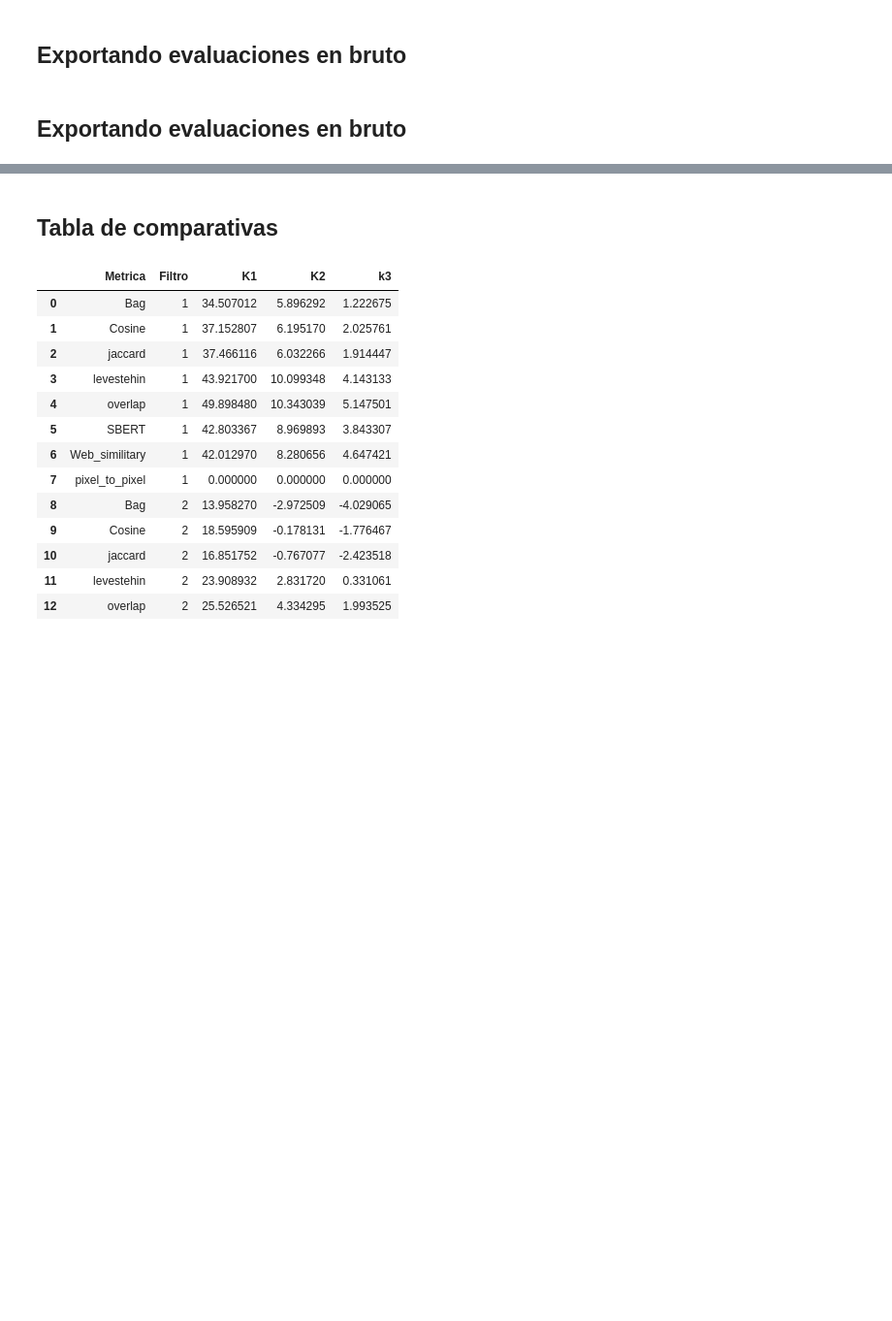
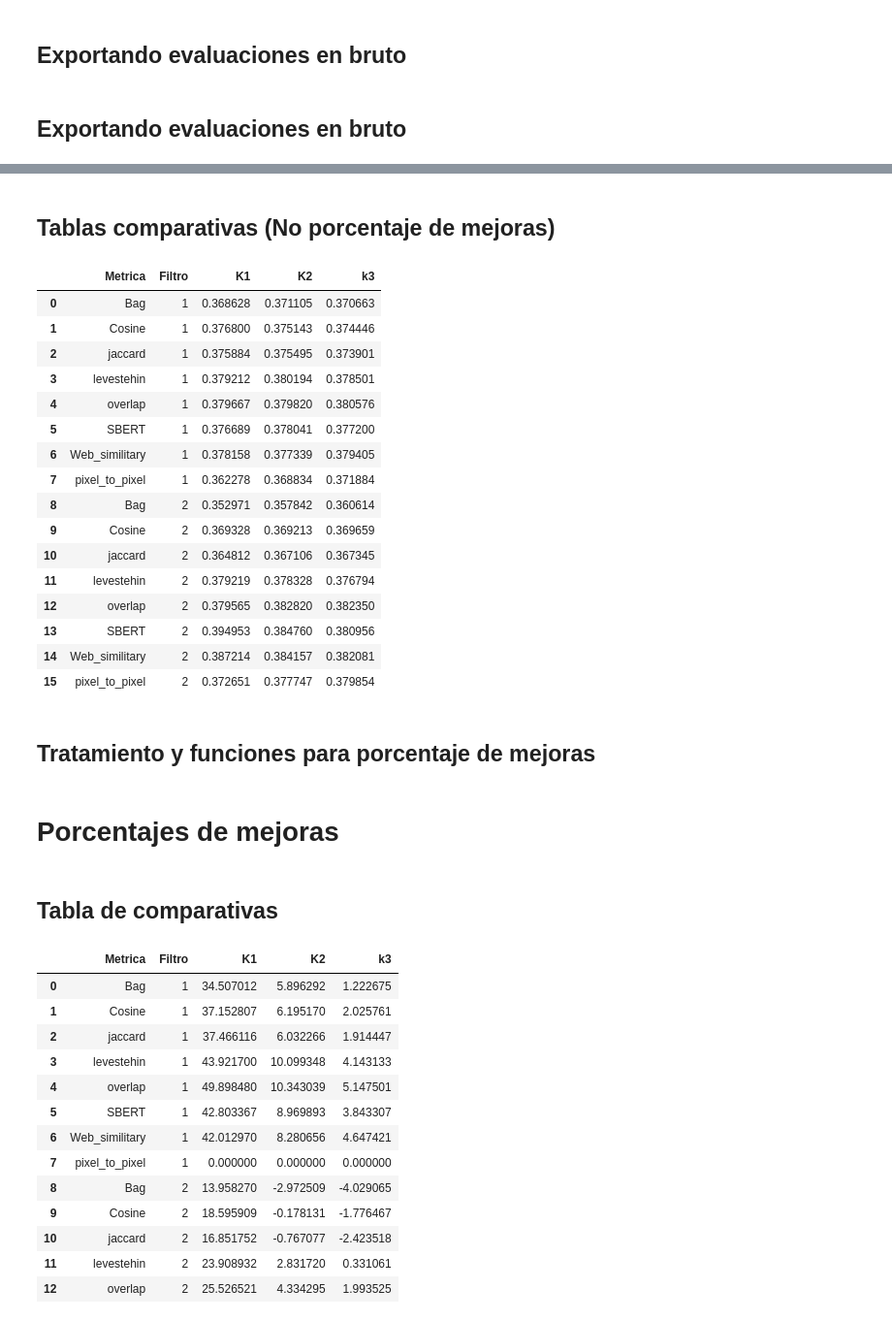
Before and after one commit to angelldavidd/Trabajo, a Jupyter notebook: 9.2-procesing-metricas_RMSE.ipynb, the cells around one changed output, grey strips where cells are left out. Shown at 97% size. Drawn from its saved outputs; the diff is of its cells as text; code cells hidden in the pictures; blank space fills up the shorter version.

Commit message:
Tabla comparativa evaluaciones ROAD

```diff
--- a/9.2-procesing-metricas_RMSE.ipynb
+++ b/9.2-procesing-metricas_RMSE.ipynb
@@ -1180,0 +1165,2 @@ dataset_web_similitary_filtro_2_evaluaciones
+# %% [markdown]
+## Tablas comparativas (No porcentaje de mejoras)
@@ -1180,0 +1293,30 @@ dataset_web_similitary_filtro_2_evaluaciones
+# %%
+Tabla_comparativa_evaluaciones= {
+    'Metrica':["Bag", "Cosine", "jaccard", "levestehin","overlap", "SBERT", "Web_similitary","pixel_to_pixel", "Bag", "Cosine", "jaccard", "levestehin","overlap", "SBERT", "Web_similitary","pixel_to_pixel"],
+    'Filtro':["1","1","1","1","1","1","1","1","2","2","2","2","2","2","2","2"],
+    'K1':Valores_k1,
+    'K2':Valores_k2,
+    'k3':Valores_k3
+}
+
+Tabla_comparativa_evaluaciones=pd.DataFrame(Tabla_comparativa_evaluaciones)
+# %%
+Tabla_comparativa_evaluaciones
+# %% [output]
+|  | Metrica | Filtro | K1 | K2 | k3 |
+| 0 | Bag | 1 | 0.368628 | 0.371105 | 0.370663 |
+| 1 | Cosine | 1 | 0.376800 | 0.375143 | 0.374446 |
+| 2 | jaccard | 1 | 0.375884 | 0.375495 | 0.373901 |
+| 3 | levestehin | 1 | 0.379212 | 0.380194 | 0.378501 |
+| 4 | overlap | 1 | 0.379667 | 0.379820 | 0.380576 |
+| 5 | SBERT | 1 | 0.376689 | 0.378041 | 0.377200 |
+| 6 | Web_similitary | 1 | 0.378158 | 0.377339 | 0.379405 |
+| 7 | pixel_to_pixel | 1 | 0.362278 | 0.368834 | 0.371884 |
+| 8 | Bag | 2 | 0.352971 | 0.357842 | 0.360614 |
+| 9 | Cosine | 2 | 0.369328 | 0.369213 | 0.369659 |
+| 10 | jaccard | 2 | 0.364812 | 0.367106 | 0.367345 |
+| 11 | levestehin | 2 | 0.379219 | 0.378328 | 0.376794 |
+| 12 | overlap | 2 | 0.379565 | 0.382820 | 0.382350 |
+| 13 | SBERT | 2 | 0.394953 | 0.384760 | 0.380956 |
+| 14 | Web_similitary | 2 | 0.387214 | 0.384157 | 0.382081 |
+| 15 | pixel_to_pixel | 2 | 0.372651 | 0.377747 | 0.379854 |
@@ -1181,3 +1325,5 @@ dataset_web_similitary_filtro_2_evaluaciones
+# %% [markdown]
+## Tratamiento y funciones para porcentaje de mejoras
 # %%
 diccionario_dataset_filtro_1_para_porcentajes_de_mejoras = {
     "dataset_bag_filtro_1_evaluaciones": dataset_bag_filtro_1_evaluaciones,
@@ -1347,3 +1402,5 @@ def porcentaje_mejoras_filtro_2():
+# %% [markdown]
+# Porcentajes de mejoras
 # %%
 # Porcentajes de mejora de filtro 1
 diccionario_porcentajes_mejoras_filtro_1=porcentaje_mejoras_filtro_1(diccionario_dataset_filtro_1_para_porcentajes_de_mejoras["dataset_pixel_to_pixel_filtro_1_evaluaciones"])
```
Also changed, not shown: parts of 4 cells of this notebook, 1 other file.
